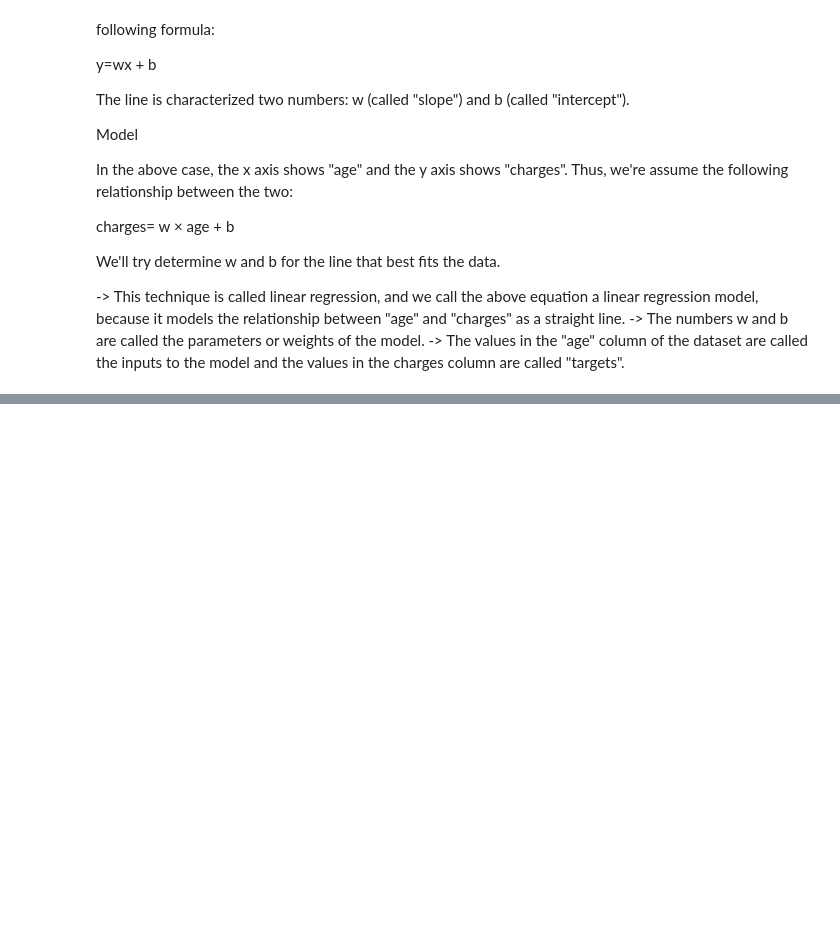
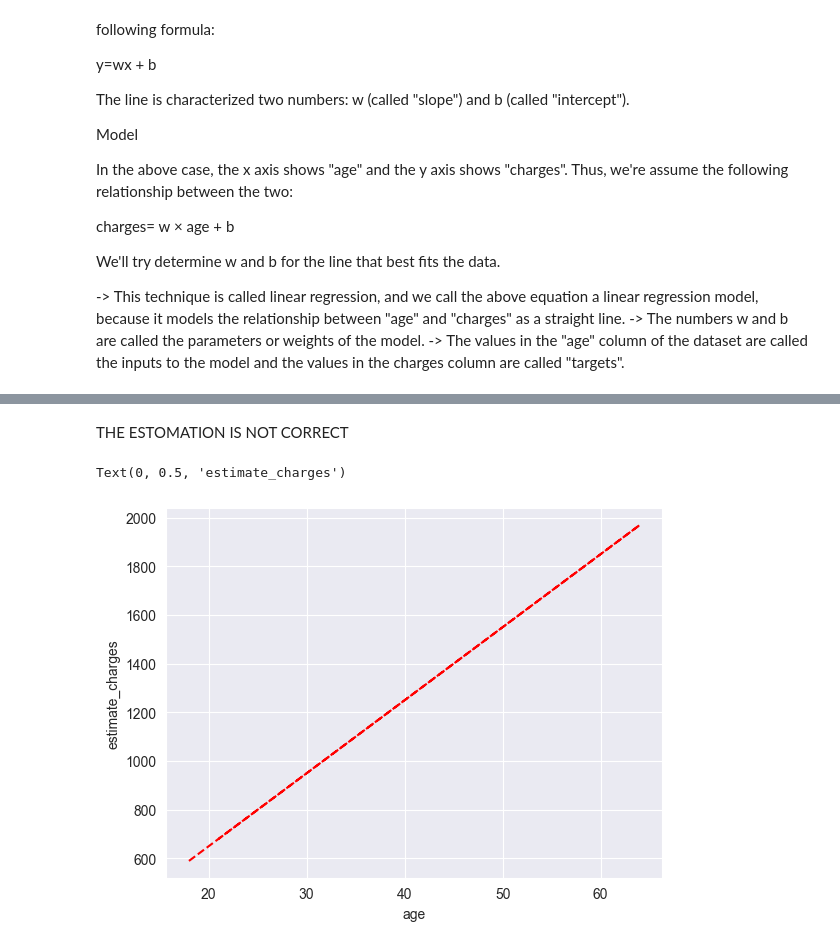
Before and after one commit to Aryan-Marathe/Machine-Learning-, a Jupyter notebook: linear_regrassion.ipynb, the cells around one changed output, grey strips where cells are left out. Saved outputs shown, nothing was run; the diff lists cells and outputs as text; code cells hidden in the pictures; blank space fills up the shorter version.

```diff
--- a/linear_regrassion.ipynb
+++ b/linear_regrassion.ipynb
@@ -260,5 +260,8 @@ We'll try determine w and b for the line that best fits the data.
 -> The numbers w and b are called the parameters or weights of the model.
 -> The values in the "age" column of the dataset are called the inputs to the model and the values in the charges column are called "targets".
 # %%
-def estimate_charges(age,w,b):
+def predicted_charges(age,w,b):
     return w*age+b
+# %%
+ages=non_smoker_df['age']
+ages
@@ -264,0 +281,3 @@ def estimate_charges(age,w,b):
+# %%
+estimate_charges=predicted_charges(ages,30,50)
+estimate_charges
@@ -264,0 +313,9 @@ def estimate_charges(age,w,b):
+# %% [markdown]
+THE ESTOMATION IS NOT CORRECT
+# %%
+plt.plot(ages,estimate_charges,'r--')
+plt.xlabel("age")
+plt.ylabel("estimate_charges")
+# %% [output]
+Text(0, 0.5, 'estimate_charges')
+[figure, added]
```
Also changed, not shown: parts of 7 cells of this notebook.
